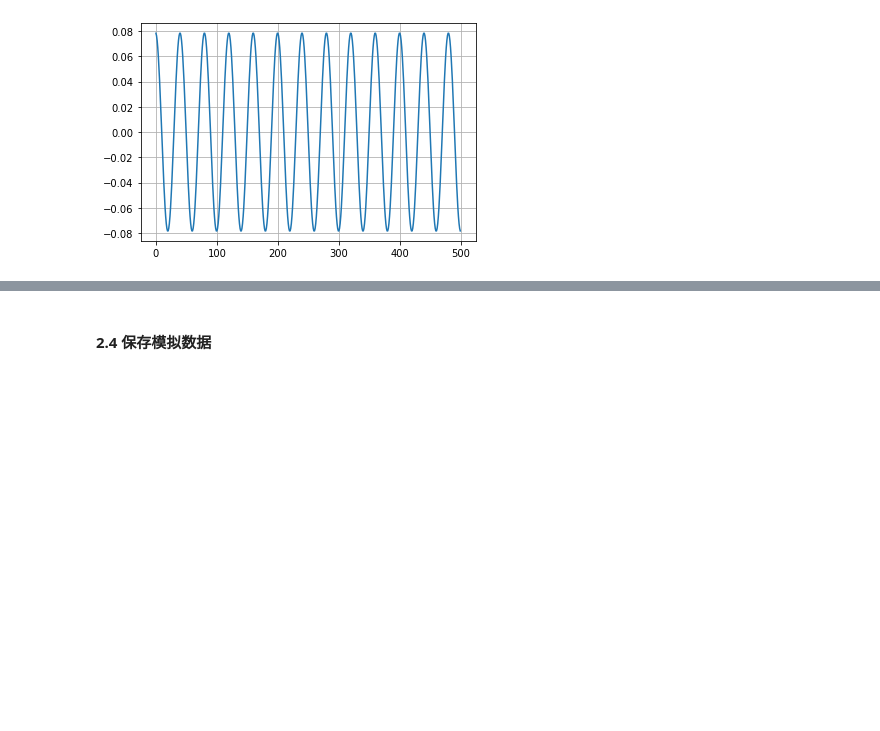
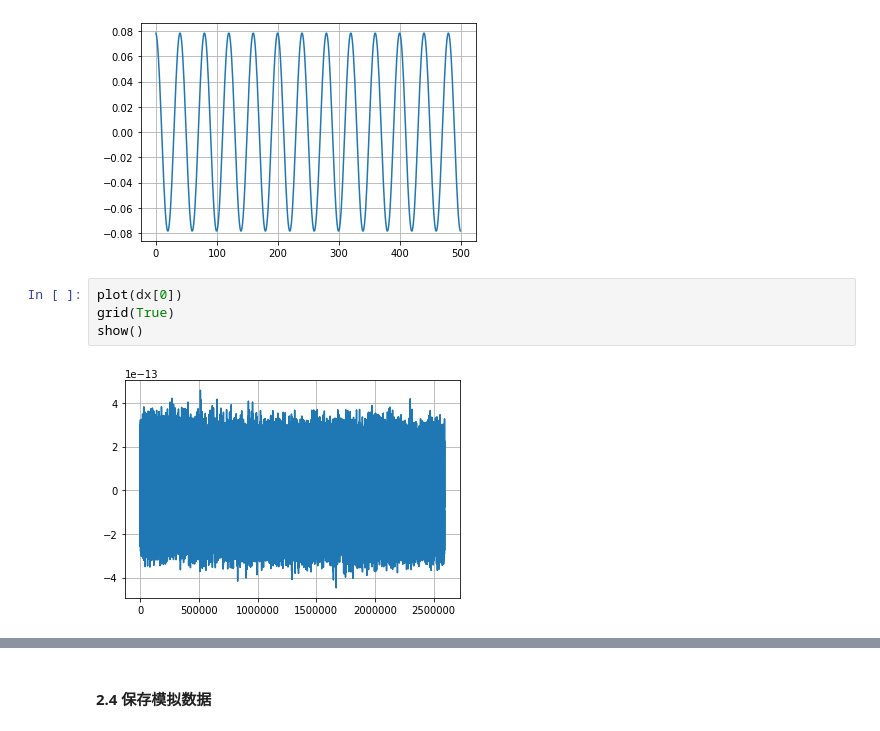
Before and after one commit to mochiliu3000/beamformer, a Jupyter notebook: Data Simulation.ipynb, the cells around one changed output, grey strips where cells are left out. Drawn from its saved outputs; the diff is of its cells as text; blank space fills up the shorter version.

```diff
--- a/Data Simulation.ipynb
+++ b/Data Simulation.ipynb
@@ -247,6 +247,12 @@ show()
 Y_t = dx + SST * delta_T[:-1] + SDT * dT + SM * delta_M + SH * delta_H
 # %% [output]
 [figure]
+# %%
+plot(dx[0])
+grid(True)
+show()
+# %% [output]
+[figure, added]
 # %%
 for k in range(Y_t.shape[0]):
     #plot(t[:-1], Y_t[k])
```
Also changed, not shown: parts of 9 cells of this notebook, 1 other file.
